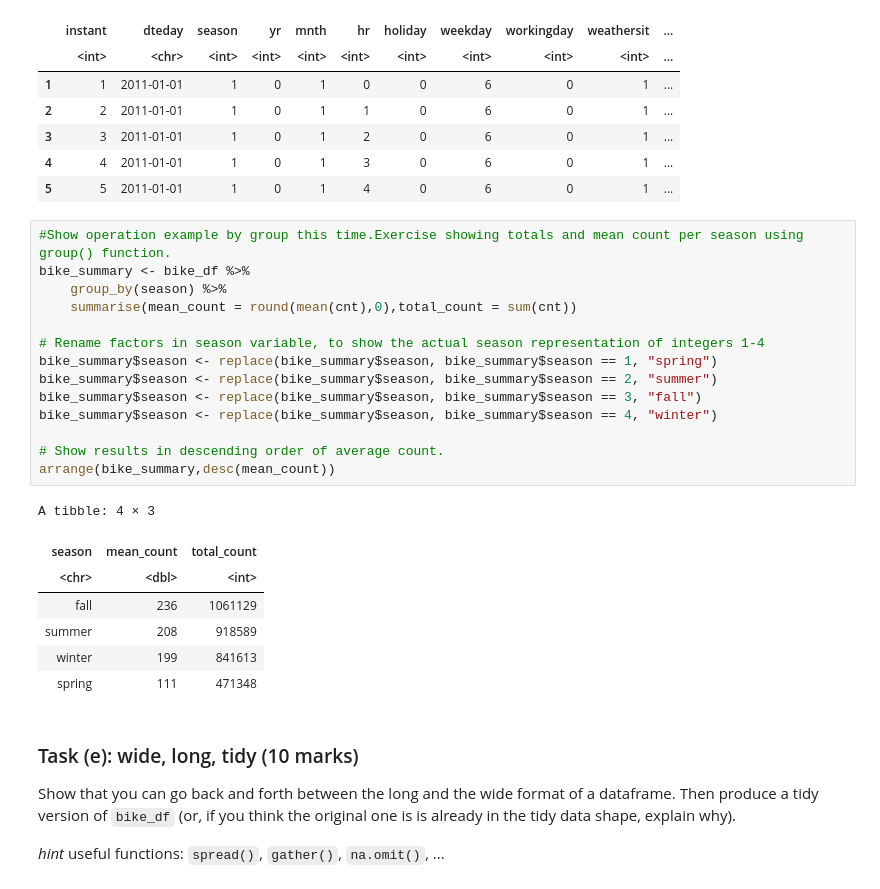
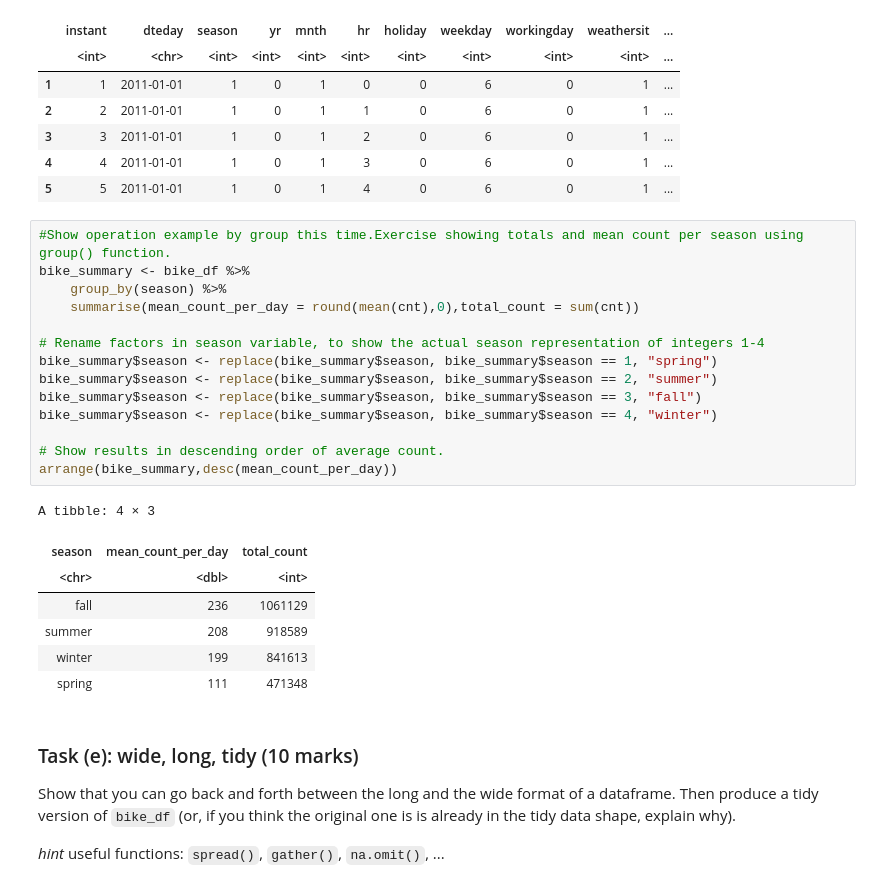
Before and after one commit to blackhakx/Data-Wrangling, a Jupyter notebook: DATA422_Assignment1_R.ipynb, the cells around one changed output. Cells and saved outputs as stored; diff of their text form.

```diff
--- a/DATA422_Assignment1_R.ipynb
+++ b/DATA422_Assignment1_R.ipynb
@@ -272,20 +281,20 @@ A data.frame: 5 × 17
 # %%
 #Show operation example by group this time.Exercise showing totals and mean count per season using group() function.
 bike_summary <- bike_df %>%
     group_by(season) %>%
-    summarise(mean_count = round(mean(cnt),0),total_count = sum(cnt))
+    summarise(mean_count_per_day = round(mean(cnt),0),total_count = sum(cnt))
 
 # Rename factors in season variable, to show the actual season representation of integers 1-4
 bike_summary$season <- replace(bike_summary$season, bike_summary$season == 1, "spring")
 bike_summary$season <- replace(bike_summary$season, bike_summary$season == 2, "summer")
 bike_summary$season <- replace(bike_summary$season, bike_summary$season == 3, "fall")
 bike_summary$season <- replace(bike_summary$season, bike_summary$season == 4, "winter")
 
 # Show results in descending order of average count.
-arrange(bike_summary,desc(mean_count))
+arrange(bike_summary,desc(mean_count_per_day))
 # %% [output]
 A tibble: 4 × 3
-| season | mean_count | total_count |
+| season | mean_count_per_day | total_count |
 | <chr> | <dbl> | <int> |
 | fall | 236 | 1061129 |
 | summer | 208 | 918589 |
```
Also changed, not shown: parts of 3 cells of this notebook.
